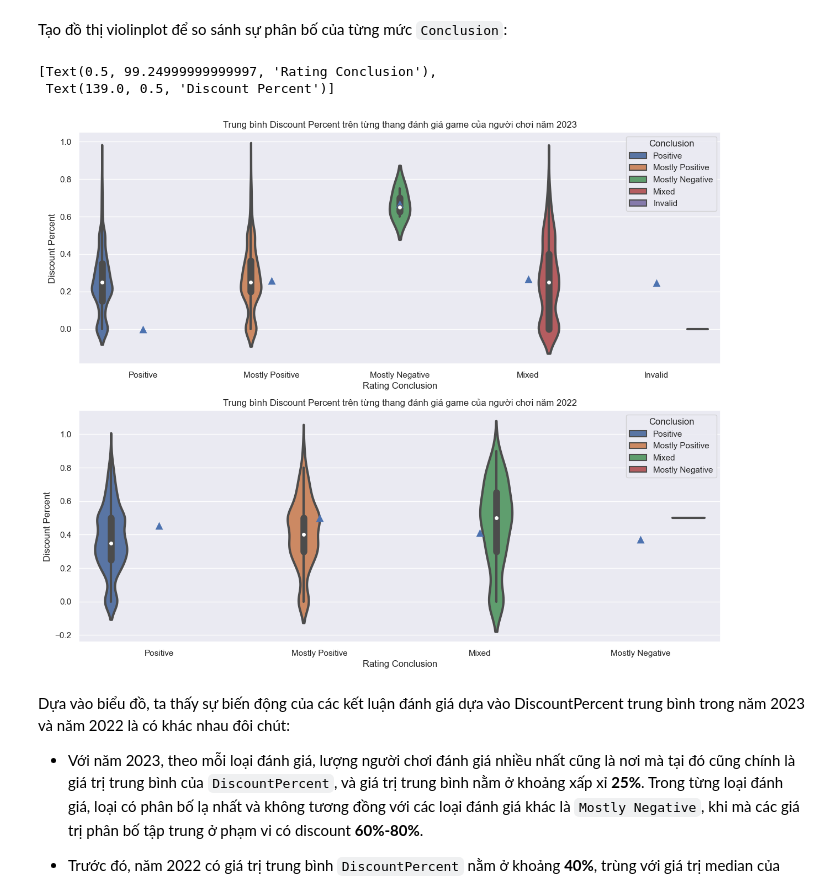
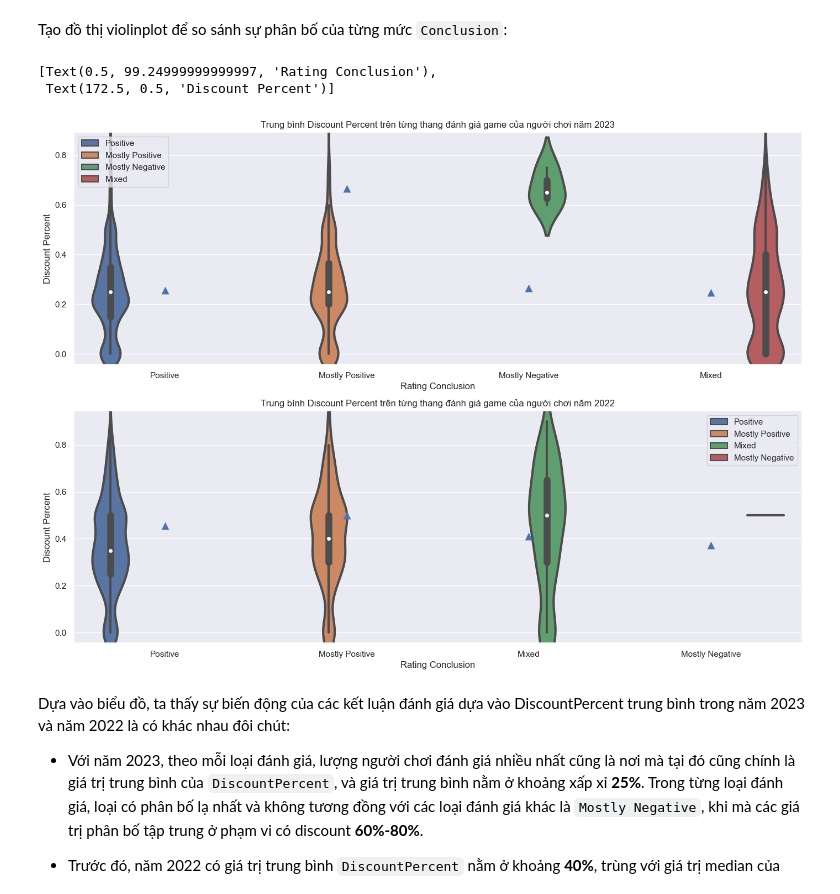
Before and after one commit to cheesepp/steam_game_ratings, a Jupyter notebook: notebooks/eda_questions.ipynb, the cells around one changed output. Drawn from its saved outputs; the diff is of its cells as text; code cells hidden in the pictures.

```diff
--- a/notebooks/eda_questions.ipynb
+++ b/notebooks/eda_questions.ipynb
@@ -241,7 +241,7 @@ discount_2022 = cleaned_df.loc[(cleaned_df['ReleaseYear'] == 2022), ['Rating', '
 discount_2023 = cleaned_df.loc[(cleaned_df['ReleaseYear'] == 2023), ['Rating', 'DiscountPercent']]
 
 def classify_percentage(percentage):
-    if percentage >= 0 and percentage < 0.2:
+    if percentage >= 0.0 and percentage < 0.2:
         return 'Negative'
     elif percentage >= 0.2 and percentage < 0.4:
         return 'Mostly Negative'
@@ -249,7 +249,7 @@ def classify_percentage(percentage):
         return 'Mixed'
     elif percentage >= 0.7 and percentage < 0.8:
         return 'Mostly Positive'
-    elif percentage >= 0.8 and percentage <= 1:
+    elif percentage >= 0.8 and percentage <= 1.0:
         return 'Positive'
     else:
         return 'Invalid'
@@ -266,21 +266,21 @@ mean_2023 = mean_2023.to_frame().rename(columns= {'DiscountPercent': 'MeanDiscou
 # %% [markdown]
 Tạo đồ thị violinplot để so sánh sự phân bố của từng mức `Conclusion`:
 # %%
-fig, axes = plt.subplots(2, 1, figsize=(15, 12))
+fig, axes = plt.subplots(2, 1, figsize=(17, 12))
+
+sns.violinplot(data = discount_2023, x = 'Conclusion', y = 'DiscountPercent', hue='Conclusion', linewidth=3, ax=axes[0])
+sns.violinplot(data = discount_2022, x = 'Conclusion', y = 'DiscountPercent', hue='Conclusion', linewidth=3, ax=axes[1])
 
 sns.swarmplot(data = mean_2023, x = 'Conclusion', y = 'MeanDiscountPercent', ax = axes[0], marker = '^', s = 10, dodge= True)
 sns.swarmplot(data = mean_2022, x = 'Conclusion', y = 'MeanDiscountPercent', s = 10,ax = axes[1], marker = '^', dodge= True)
-
-sns.violinplot(data = discount_2023, x = 'Conclusion', y = 'DiscountPercent', hue='Conclusion', linewidth=3, ax=axes[0])
-sns.violinplot(data = discount_2022, x = 'Conclusion', y = 'DiscountPercent', hue='Conclusion', linewidth=3, ax=axes[1])
 axes[0].set_title('Trung bình Discount Percent trên từng thang đánh giá game của người chơi năm 2023')
 axes[1].set_title('Trung bình Discount Percent trên từng thang đánh giá game của người chơi năm 2022')
 axes[0].set(xlabel = 'Rating Conclusion', ylabel = 'Discount Percent')
 axes[1].set(xlabel = 'Rating Conclusion', ylabel = 'Discount Percent')
 # %% [output]
 [Text(0.5, 99.24999999999997, 'Rating Conclusion'),
- Text(139.0, 0.5, 'Discount Percent')]
+ Text(172.5, 0.5, 'Discount Percent')]
-[figure, old version]
+[figure, new version]
 # %% [markdown]
 Dựa vào biểu đồ, ta thấy sự biến động của các kết luận đánh giá dựa vào DiscountPercent trung bình trong năm 2023 và năm 2022 là có khác nhau đôi chút:
 - Với năm 2023, theo mỗi loại đánh giá, lượng người chơi đánh giá nhiều nhất cũng là nơi mà tại đó cũng chính là giá trị trung bình của `DiscountPercent`, và giá trị trung bình nằm ở khoảng xấp xỉ **25%**. Trong từng loại đánh giá, loại có phân bố lạ nhất và không tương đồng với các loại đánh giá khác là `Mostly Negative`, khi mà các giá trị phân bố tập trung ở phạm vi có discount **60%-80%**.
```
Also changed, not shown: parts of 6 cells of this notebook, 2 other files.
